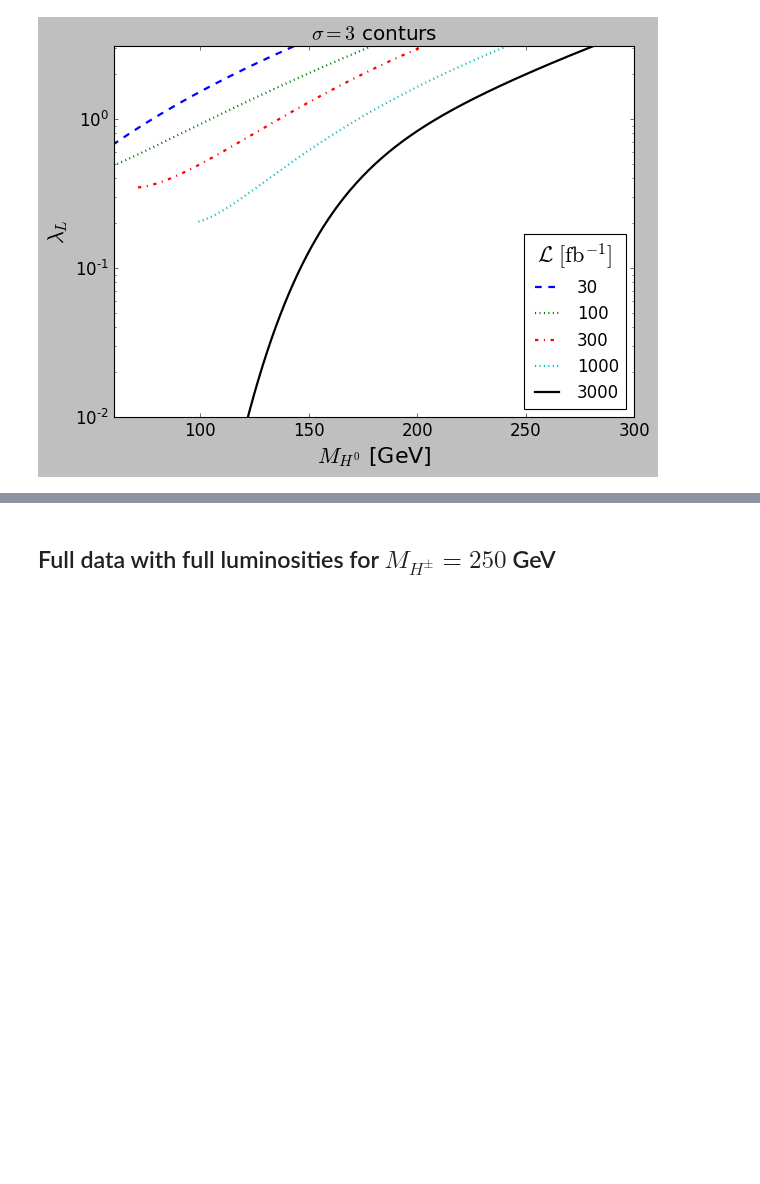
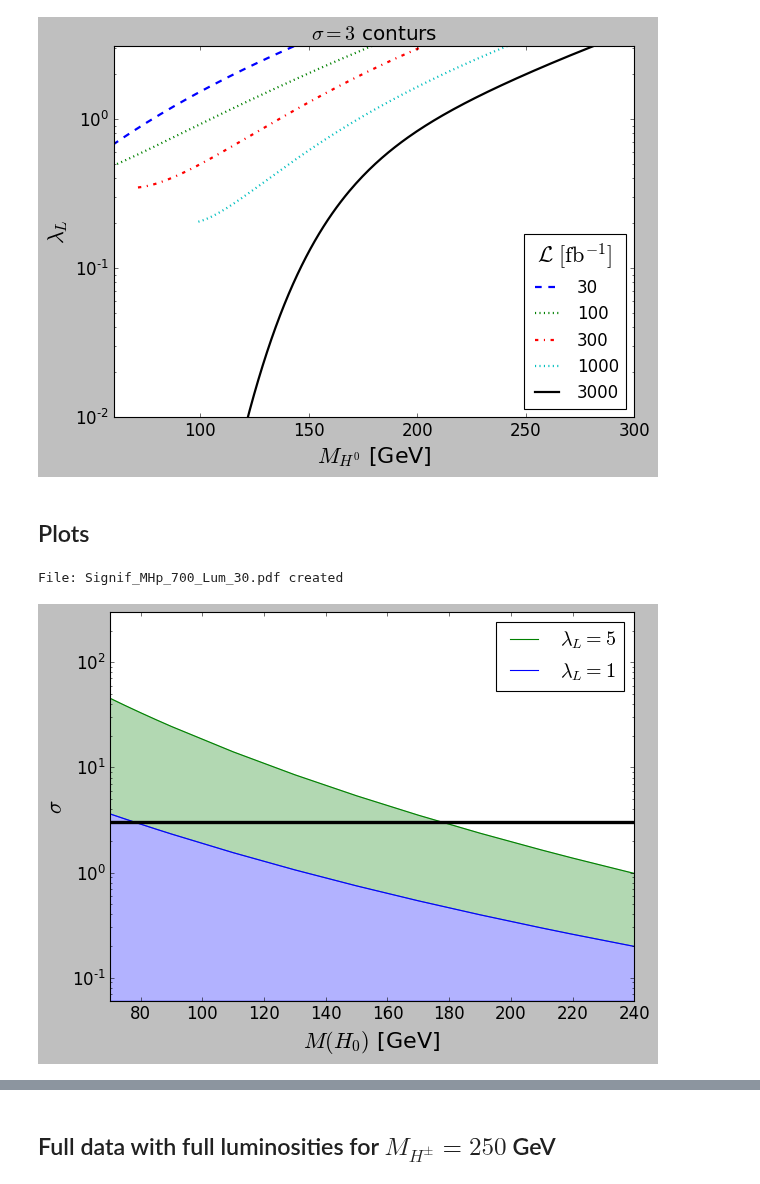
Before and after one commit to restrepo/VBF_IDM, a Jupyter notebook: Significance_countours-many_lumis.ipynb, the cells around one changed output, grey strips where cells are left out. Saved outputs shown, nothing was run; the diff lists cells and outputs as text; code cells hidden in the pictures; blank space fills up the shorter version.

```diff
--- a/Significance_countours-many_lumis.ipynb
+++ b/Significance_countours-many_lumis.ipynb
@@ -250,3 +250,5 @@ plt.tight_layout()
 plt.savefig('lcf.pdf')
 # %% [output]
 [figure]
+# %% [markdown]
+## Plots
@@ -252,0 +323,5 @@ plt.savefig('lcf.pdf')
+# %%
+plot_fit(df,MHp=700,Lumi=30000,xmin=70,xmax=240,ymin=0.06,ymax=300,LaL1=5,LaL2=1,sigma=3,dots=False,ylabel=r'$\sigma$')
+# %% [output]
+File: Signif_MHp_700_Lum_30.pdf created
+[figure, added]
```
Also changed, not shown: parts of 14 cells of this notebook.
